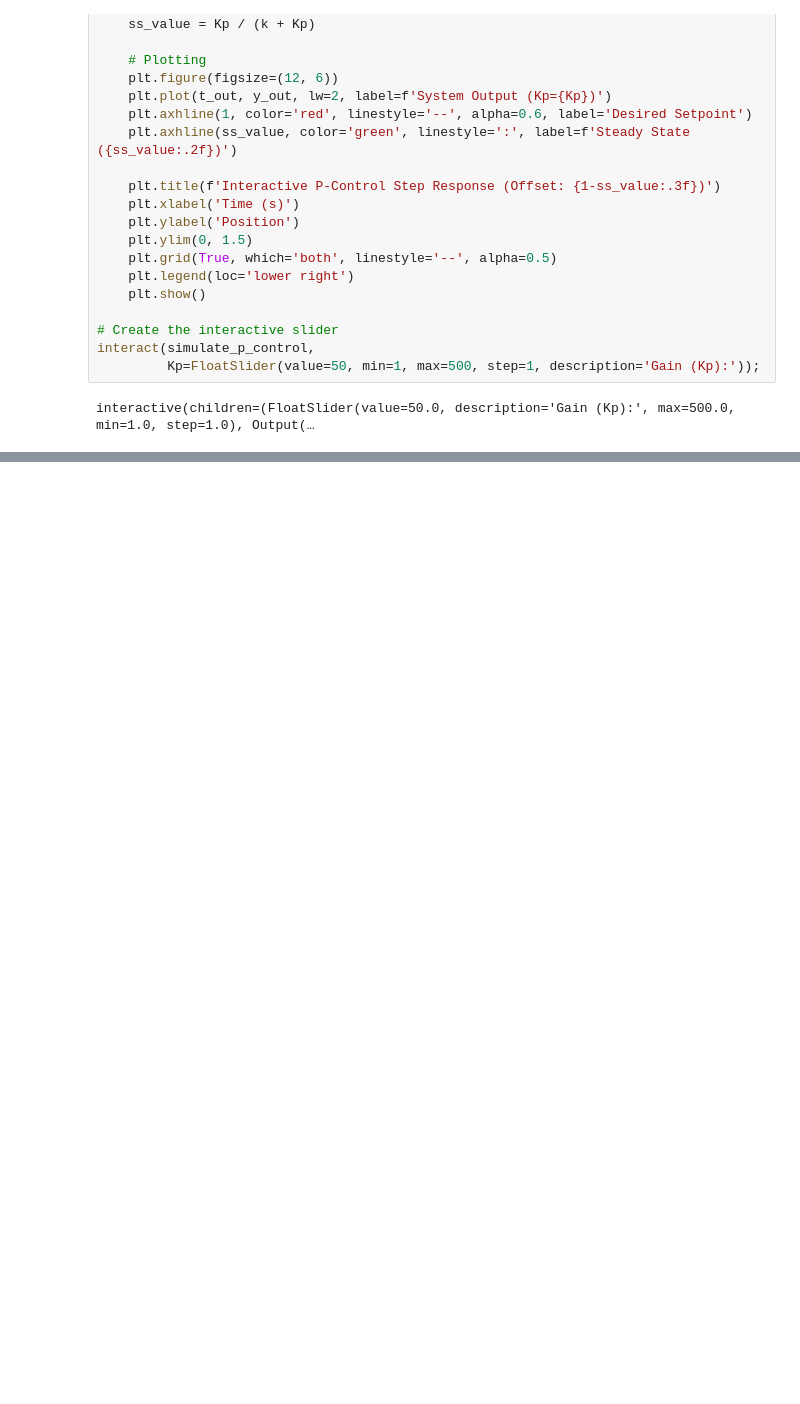
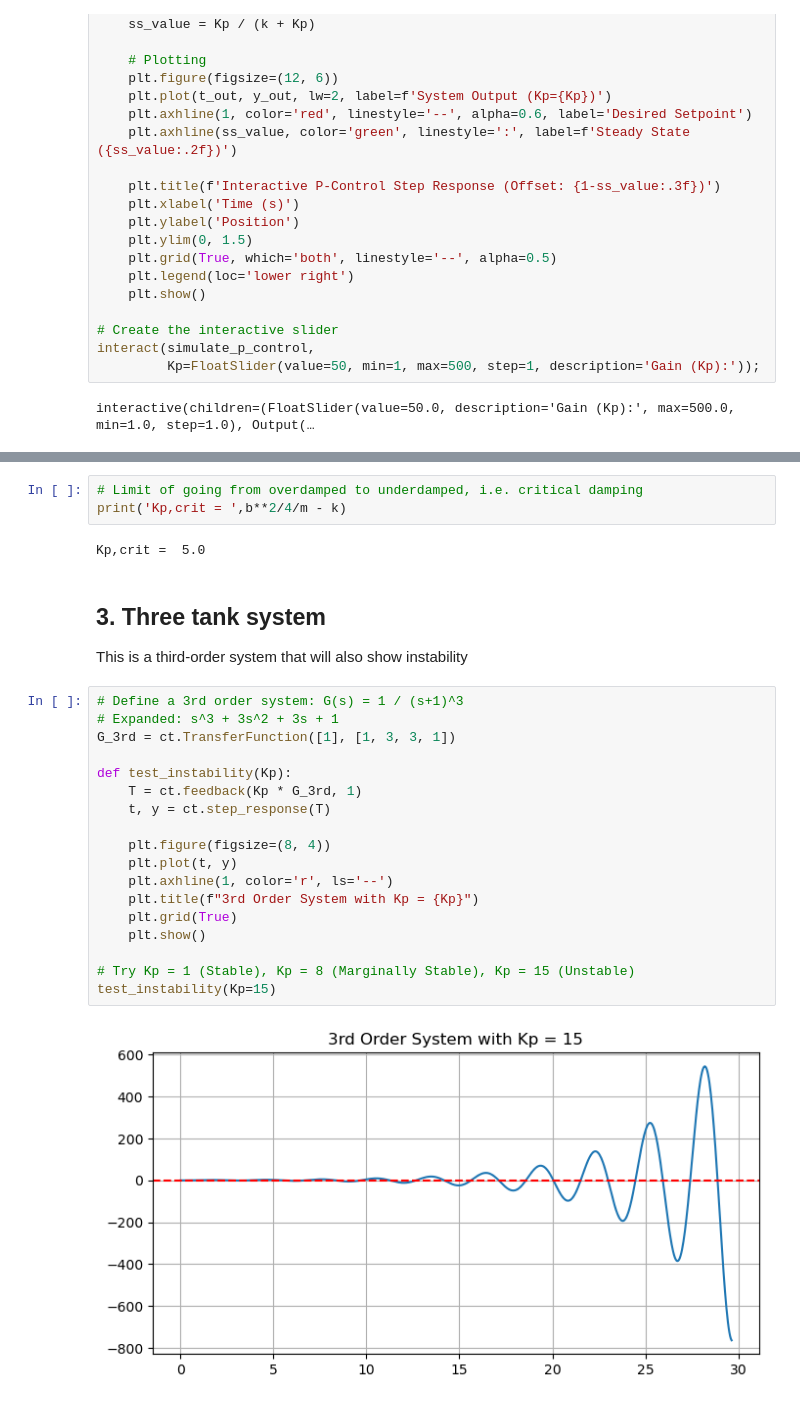
Before and after one commit to pschlatt1/notebooks, a Jupyter notebook: UA/cruise control.ipynb, the cells around one changed output, grey strips where cells are left out. Drawn from its saved outputs; the diff is of its cells as text; blank space fills up the shorter version.

```diff
--- a/UA/cruise control.ipynb
+++ b/UA/cruise control.ipynb
@@ -294,0 +291,29 @@ b**2/4/m - k
+# %%
+# Limit of going from overdamped to underdamped, i.e. critical damping
+print('Kp,crit = ',b**2/4/m - k)
+# %% [output]
+Kp,crit =  5.0
+# %% [markdown]
+## 3. Three tank system
+
+This is a third-order system that will also show instability
+# %%
+# Define a 3rd order system: G(s) = 1 / (s+1)^3
+# Expanded: s^3 + 3s^2 + 3s + 1
+G_3rd = ct.TransferFunction([1], [1, 3, 3, 1])
+
+def test_instability(Kp):
+    T = ct.feedback(Kp * G_3rd, 1)
+    t, y = ct.step_response(T)
+
+    plt.figure(figsize=(8, 4))
+    plt.plot(t, y)
+    plt.axhline(1, color='r', ls='--')
+    plt.title(f"3rd Order System with Kp = {Kp}")
+    plt.grid(True)
+    plt.show()
+
+# Try Kp = 1 (Stable), Kp = 8 (Marginally Stable), Kp = 15 (Unstable)
+test_instability(Kp=15)
+# %% [output]
+[figure, added]
```
Also changed, not shown: parts of 14 cells of this notebook.
